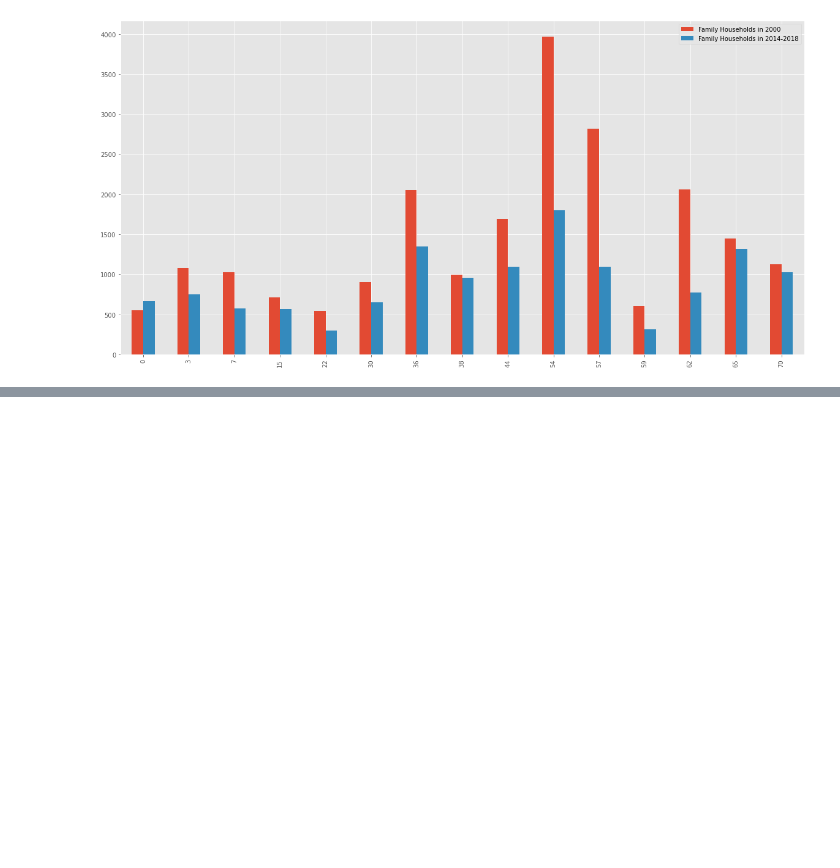
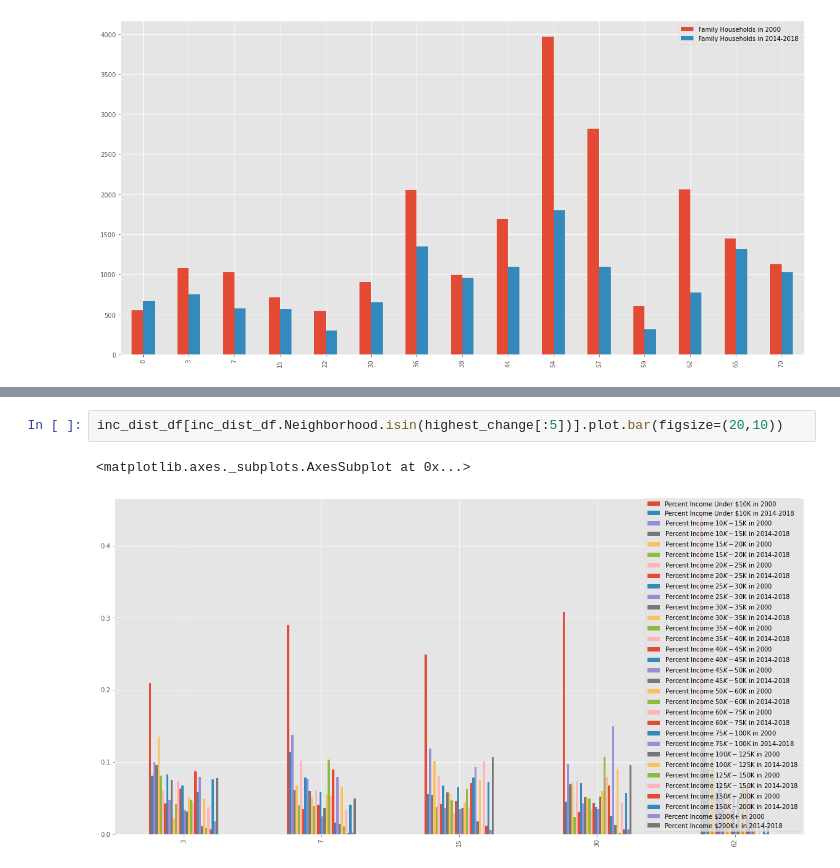
Before and after one commit to leosimanonok/DataScienceFinalTutorial, a Jupyter notebook: Leah.ipynb, the cells around one changed output, grey strips where cells are left out. Cells and saved outputs as stored; diff of their text form; blank space fills up the shorter version.

```diff
--- a/Leah.ipynb
+++ b/Leah.ipynb
@@ -946,0 +950,5 @@ pct_on_housing[pov_df.Neighborhood.isin(highest_change)].plot.bar(figsize=(20,10
+# %%
+inc_dist_df[inc_dist_df.Neighborhood.isin(highest_change[:5])].plot.bar(figsize=(20,10))
+# %% [output]
+<matplotlib.axes._subplots.AxesSubplot at 0x...>
+[figure, added]
```
Also changed, not shown: parts of 3 cells of this notebook, 1 other file.
